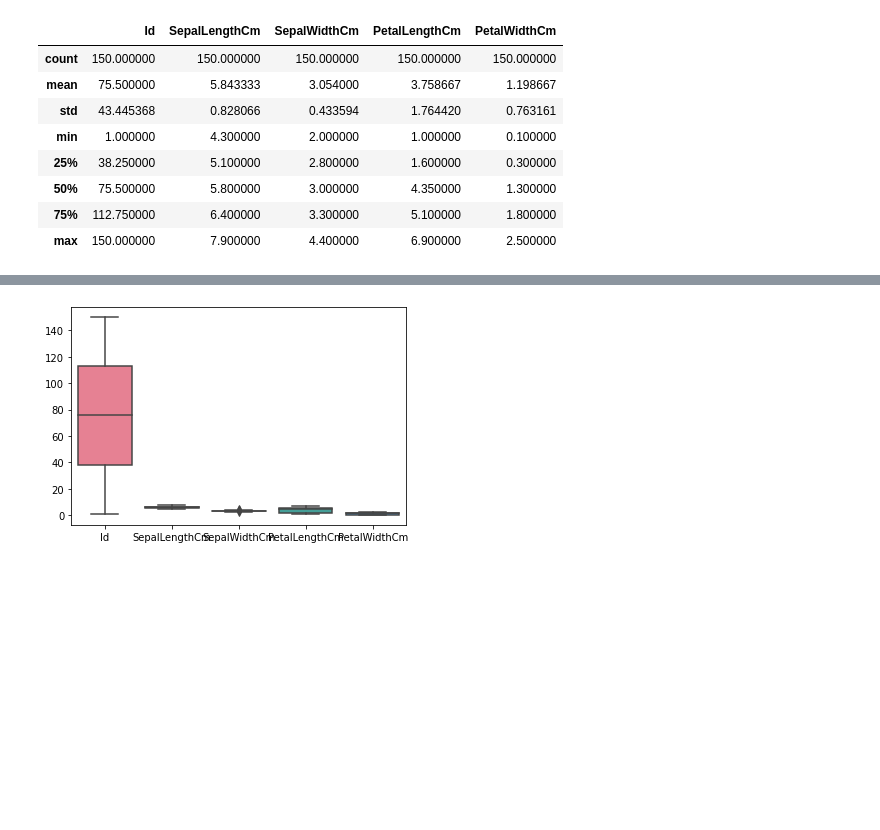
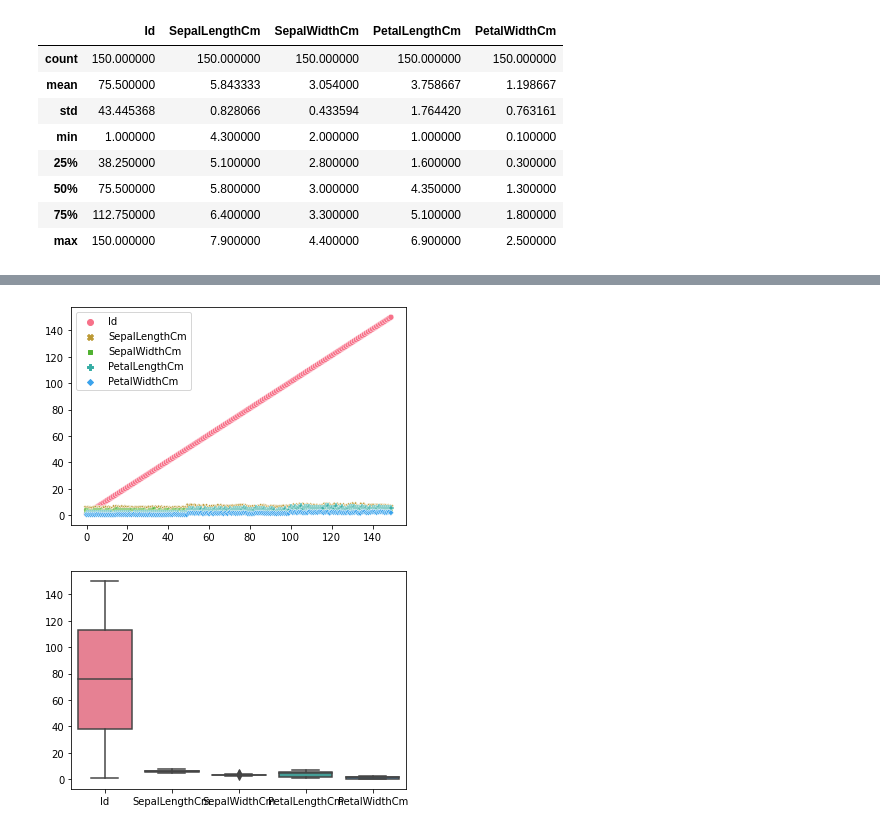
Before and after one commit to aoifekeane001/pands_project, a Jupyter notebook: analysis.ipynb, the cells around one changed output, grey strips where cells are left out. Cells and saved outputs as stored; diff of their text form; code cells hidden in the pictures; blank space fills up the shorter version.

```diff
--- a/analysis.ipynb
+++ b/analysis.ipynb
@@ -70 +250,7 @@ iris_data.describe()
+# %%
+## Generate a chart using Seaborn
+sns.scatterplot(data=iris_data)
+plt.show()
+# %% [output]
+[figure, added]
 # %%
```
Also changed, not shown: parts of 26 cells of this notebook.
